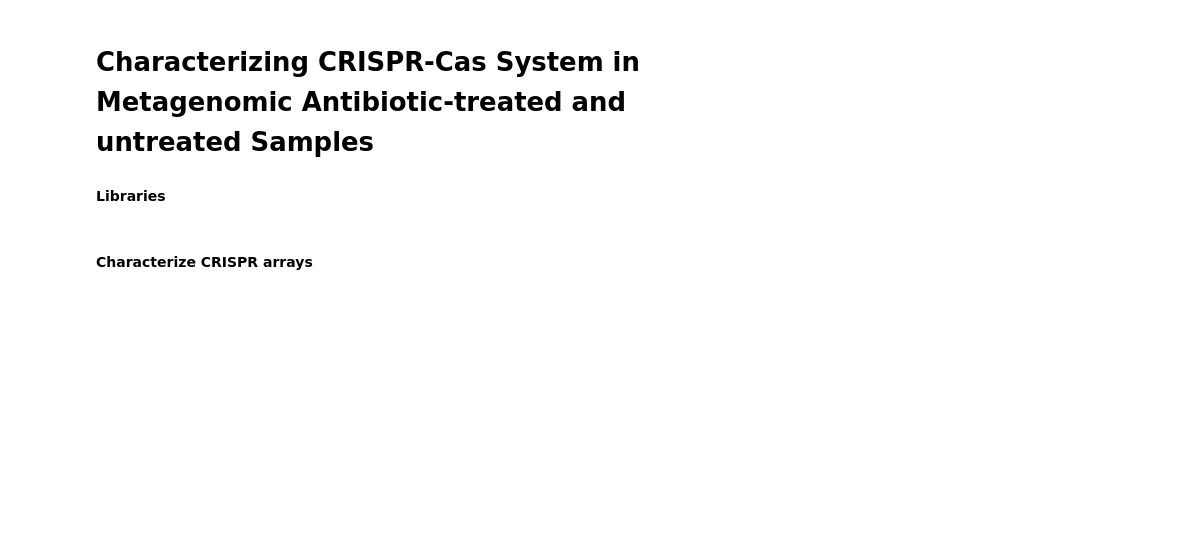
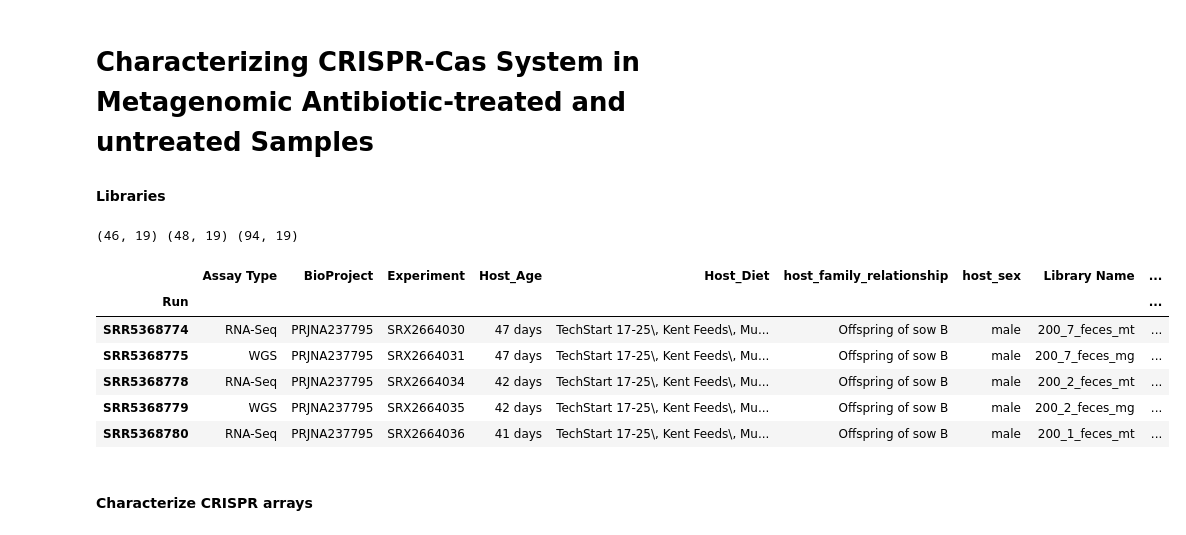
Before and after one commit to skDooley/AntibioticResistance, a Jupyter notebook: GetAntiBioticData.ipynb, the cells around one changed output. Cells and saved outputs as stored; diff of their text form; code cells hidden in the pictures; blank space fills up the shorter version.

```diff
--- a/GetAntiBioticData.ipynb
+++ b/GetAntiBioticData.ipynb
@@ -10,19 +10,28 @@ spath.append("/mnt/research/germs/shane/antibioticResistance/scripts/")
 from CRISPRtools import *
 chdir("data")
 # %%
-metadata = read_csv("Metadata.csv")
+metadata = read_csv("tables/Metadata.csv")
 metadata = metadata[metadata["Assay Type"].isin(set(['RNA-Seq', 'WGS']))]
 metadata.set_index("Run",inplace=True)
 metadata.drop(["AvgSpotLen","BioSampleModel","BioSample","BioSampleModel", \
                "Center Name","Consent", "DATASTORE filetype","DATASTORE provider","DATASTORE region",\
                "geo_loc_name","host_body_product","chem_administration","env_feature",'sub_species','host_life_stage',\
               "host_last_meal","samp_mat_process","material","host_growth_cond","project_name","investigation_type","label","Instrument",\
               "host_taxid",'host_body_temp', 'lat_lon', 'LibraryLayout','LibrarySelection', 'LibrarySource','Platform','ReleaseDate',\
               'samp_store_temp','BIOME','env_package','feature','host_common_name','env_biome', 'env_material', 'host','SRA Study',],inplace=True,axis=1)
 treated = metadata[metadata["perturbation"]=="medicated"]
 untreated = metadata[metadata["perturbation"]=="non-medicated"]
 print(treated.shape,untreated.shape,metadata.shape)
 metadata.head()
+# %% [output]
+(46, 19) (48, 19) (94, 19)
+|  | Assay Type | BioProject | Experiment | Host_Age | Host_Diet | host_family_relationship | host_sex | Library Name | ... |
+| Run |  |  |  |  |  |  |  |  | ... |
+| SRR5368774 | RNA-Seq | PRJNA237795 | SRX2664030 | 47 days | TechStart 17-25\, Kent Feeds\, Mu... | Offspring of sow B | male | 200_7_feces_mt | ... |
+| SRR5368775 | WGS | PRJNA237795 | SRX2664031 | 47 days | TechStart 17-25\, Kent Feeds\, Mu... | Offspring of sow B | male | 200_7_feces_mg | ... |
+| SRR5368778 | RNA-Seq | PRJNA237795 | SRX2664034 | 42 days | TechStart 17-25\, Kent Feeds\, Mu... | Offspring of sow B | male | 200_2_feces_mt | ... |
+| SRR5368779 | WGS | PRJNA237795 | SRX2664035 | 42 days | TechStart 17-25\, Kent Feeds\, Mu... | Offspring of sow B | male | 200_2_feces_mg | ... |
+| SRR5368780 | RNA-Seq | PRJNA237795 | SRX2664036 | 41 days | TechStart 17-25\, Kent Feeds\, Mu... | Offspring of sow B | male | 200_1_feces_mt | ... |
 # %% [markdown]
 #### Characterize CRISPR arrays
 # %%
```
Also changed, not shown: 3 other files.
